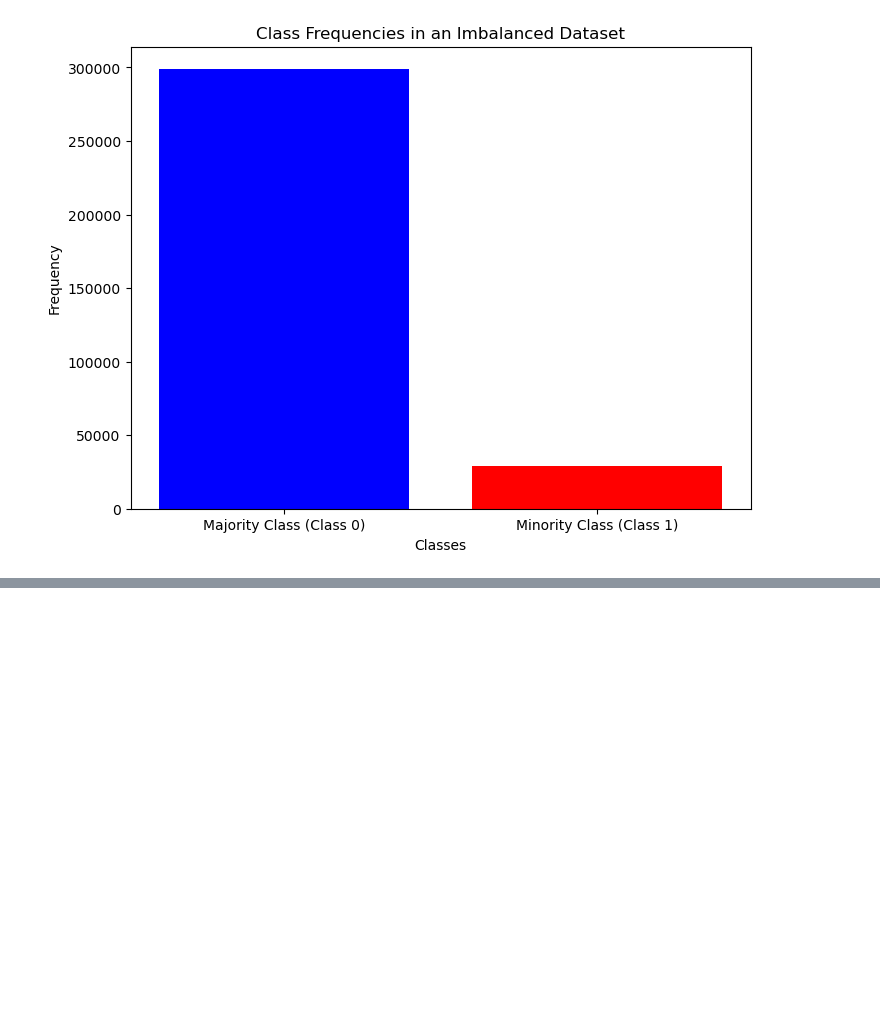
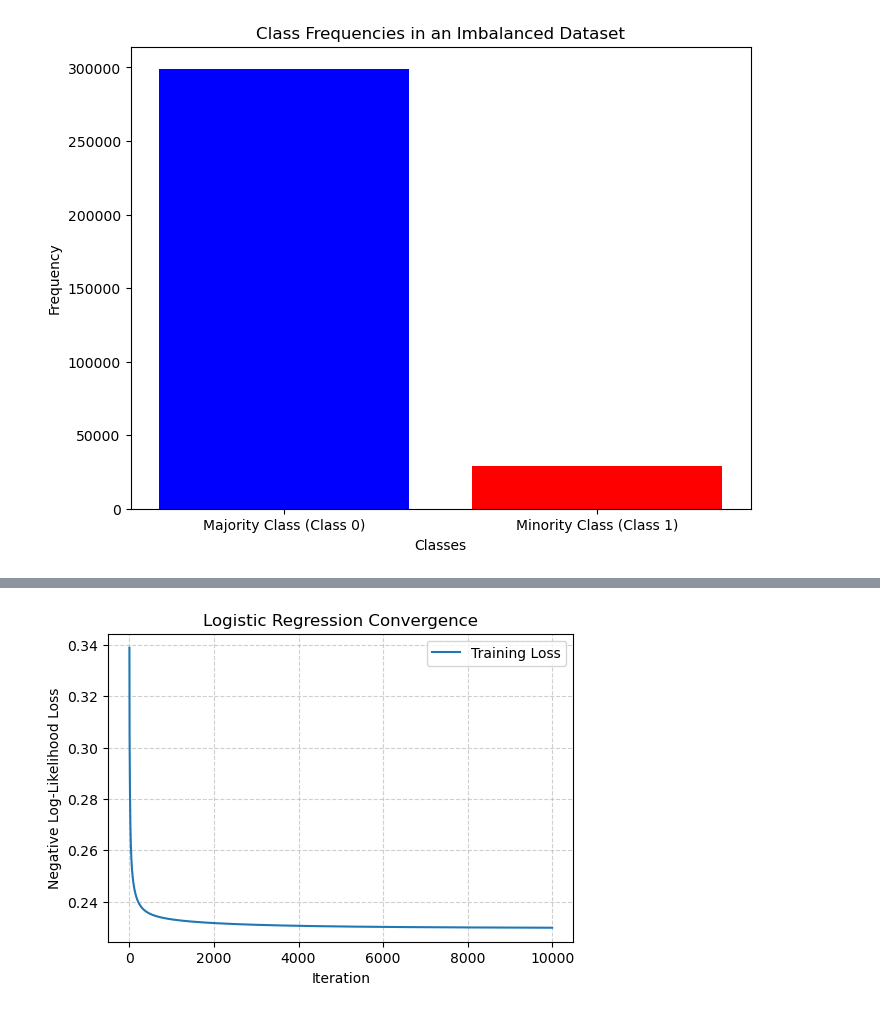
Before and after one commit to nathanmutin/MilaLyon, a Jupyter notebook: test_bea.ipynb, the cells around one changed output, grey strips where cells are left out. Cells and saved outputs as stored; diff of their text form; code cells hidden in the pictures; blank space fills up the shorter version.

```diff
--- a/test_bea.ipynb
+++ b/test_bea.ipynb
@@ -175,0 +111,3 @@ def best_threshold_by_f1(y_val, probs, thresholds=np.linspace(0,1,101)):
+# %%
+w_2, loss_2 = logistic_regression(y_tr, x_tr, np.zeros(x_tr.shape[1]), 10000, 0.5 )
+# %% [output]
@@ -175,0 +131 @@ def best_threshold_by_f1(y_val, probs, thresholds=np.linspace(0,1,101)):
+[figure, added]
```
Also changed, not shown: parts of 36 cells of this notebook, 3 other files.
